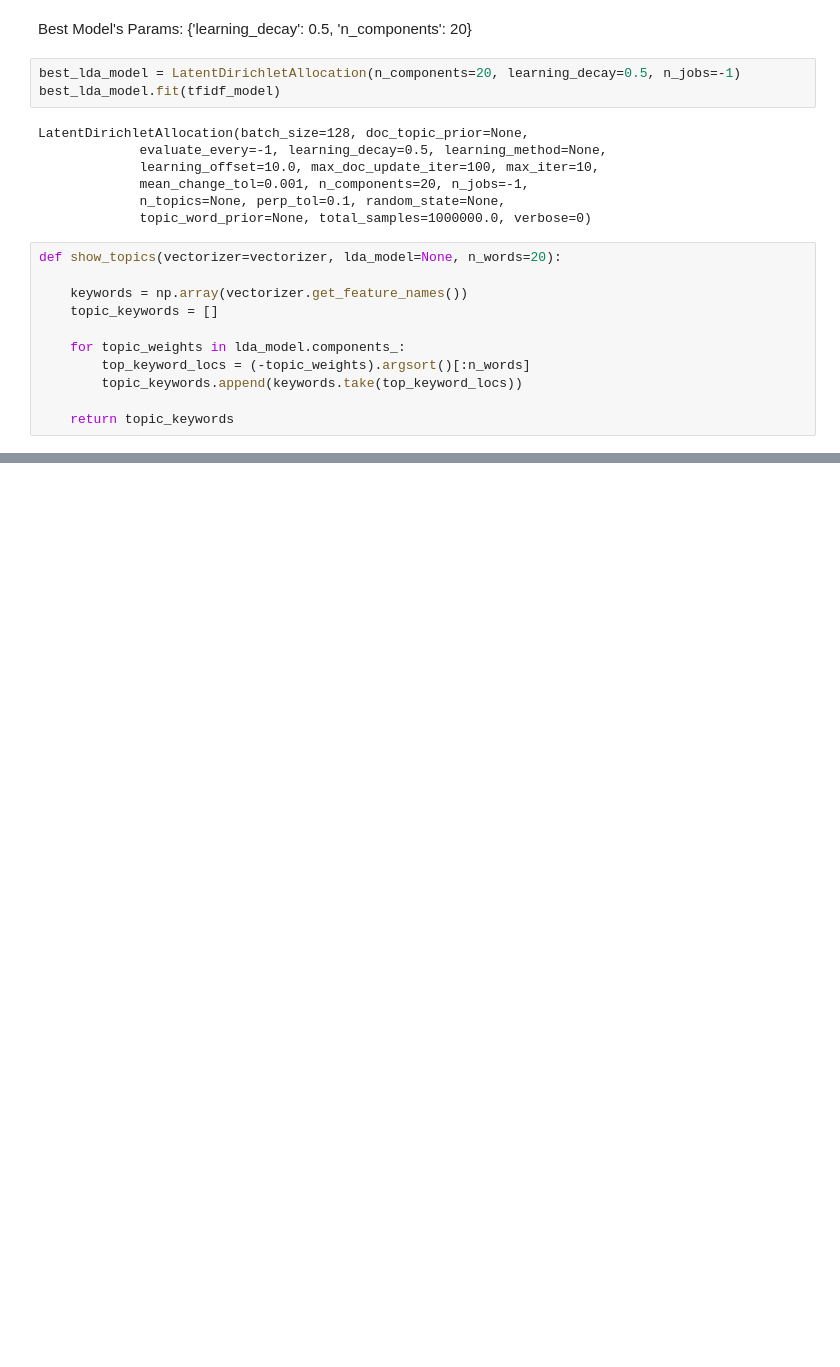
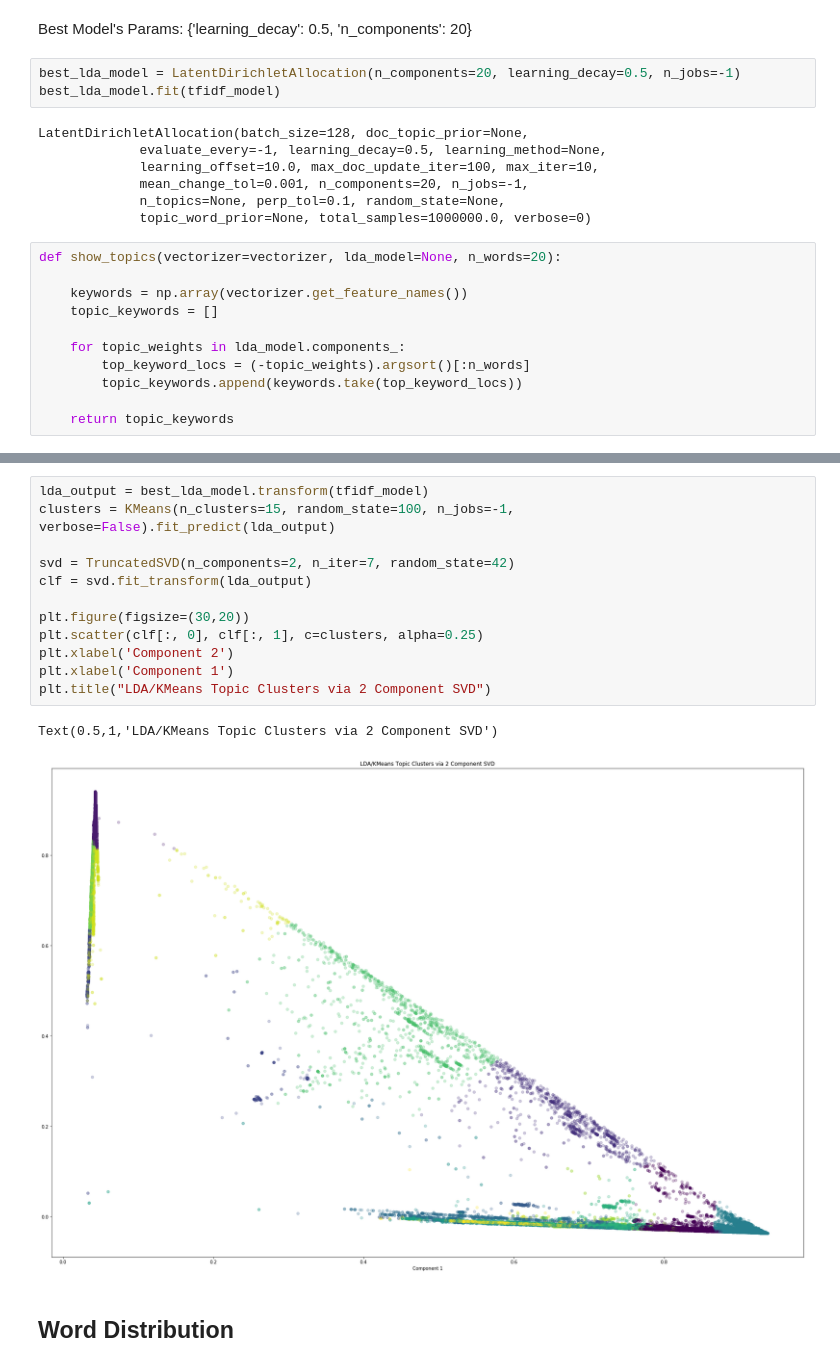
Before and after one commit to albertolovell/closed_caption_classifier, a Jupyter notebook: capstone.ipynb, the cells around one changed output, grey strips where cells are left out. Saved outputs shown, nothing was run; the diff lists cells and outputs as text; blank space fills up the shorter version.

```diff
--- a/capstone.ipynb
+++ b/capstone.ipynb
@@ -227,3 +312,20 @@ df_topic_keywords
 | 17 | judge mathis | patricia | judge patricia | mathis | chuckle | defendant | judge | laughter laughter | applause applause | laughter | announcer | ... |
 | 18 | emmy | forecast | katie | supreme court | nick | cloudy | accused | kavanaugh | defense | allegation | stephen | ... |
 | 19 | judge michael | judge patricia | humana | partly | announced | supreme court | forecast | cheer applause cheer | applause cheer applause | applause cheer | defense | ... |
+# %%
+lda_output = best_lda_model.transform(tfidf_model)
+clusters = KMeans(n_clusters=15, random_state=100, n_jobs=-1, verbose=False).fit_predict(lda_output)
+
+svd = TruncatedSVD(n_components=2, n_iter=7, random_state=42)
+clf = svd.fit_transform(lda_output)
+
+plt.figure(figsize=(30,20))
+plt.scatter(clf[:, 0], clf[:, 1], c=clusters, alpha=0.25)
+plt.xlabel('Component 2')
+plt.xlabel('Component 1')
+plt.title("LDA/KMeans Topic Clusters via 2 Component SVD")
+# %% [output]
+Text(0.5,1,'LDA/KMeans Topic Clusters via 2 Component SVD')
+[figure, added]
+# %% [markdown]
+## Word Distribution
```
Also changed, not shown: parts of 22 cells of this notebook, 1 other file.
